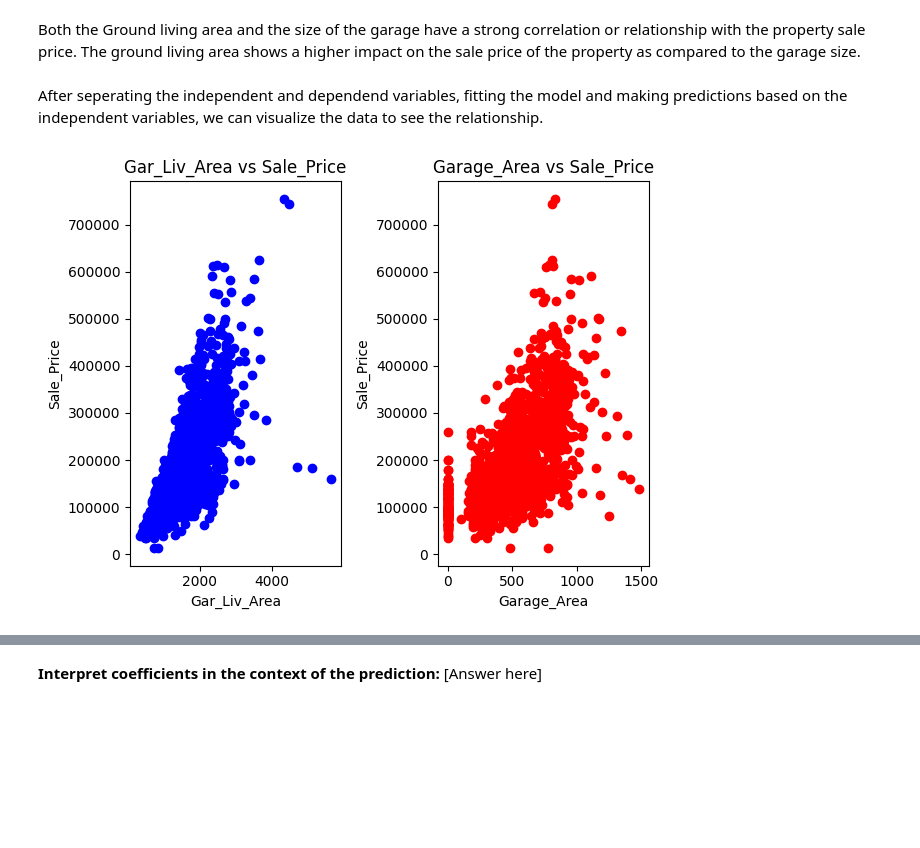
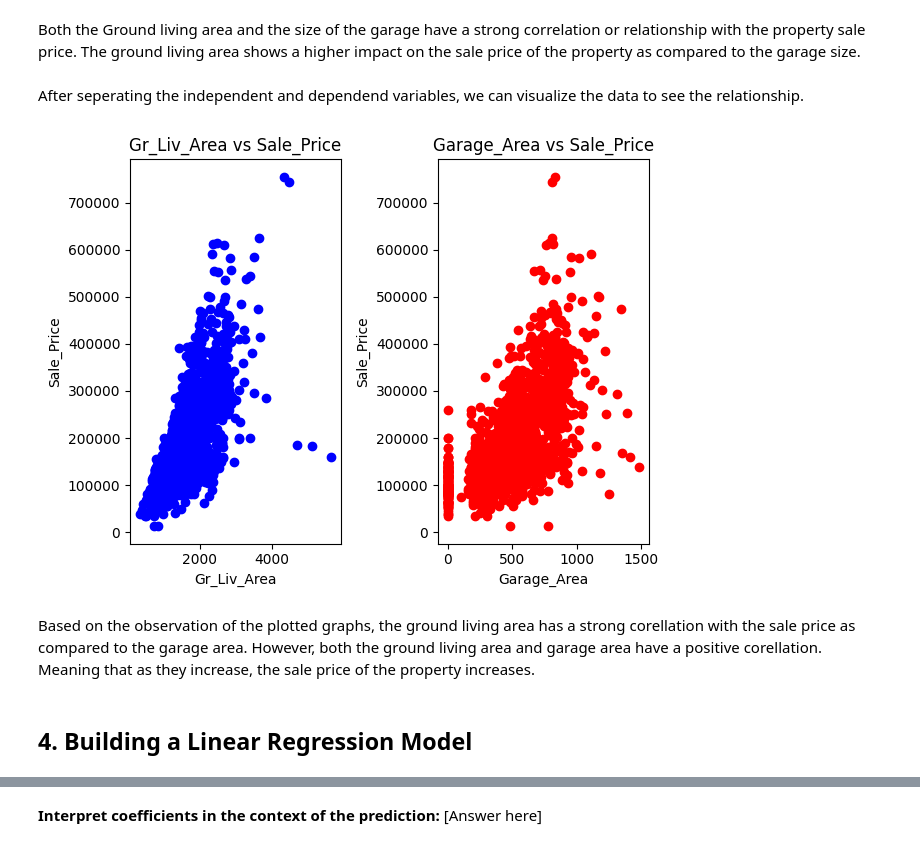
Before and after one commit to lindoh/14-017-Capstone-Project---Linear-Regression-in-Action, a Jupyter notebook: Linear_Regression_Ames.ipynb, the cells around one changed output, grey strips where cells are left out. Drawn from its saved outputs; the diff is of its cells as text; code cells hidden in the pictures; blank space fills up the shorter version.

```diff
--- a/Linear_Regression_Ames.ipynb
+++ b/Linear_Regression_Ames.ipynb
@@ -78,27 +81,31 @@ Y = reduced_df.iloc[:, 2].values       # dependent variable sale price
 X = X.reshape(-1, X.shape[1])
 Y = Y.reshape(-1, 1)
 # %% [markdown]
-After seperating the independent and dependend variables, fitting the model and making predictions based on the independent variables, we can visualize the data to see the relationship.
+After seperating the independent and dependend variables, we can visualize the data to see the relationship.
 # %%
 # Plot the first independent variable against Y
 plt.figure()
 plt.subplot(1,2,1)
 plt.scatter(X[:, 0], Y, color='blue')
-plt.xlabel('Gar_Liv_Area')
+plt.xlabel('Gr_Liv_Area')
 plt.ylabel('Sale_Price')
-plt.title('Gar_Liv_Area vs Sale_Price')
+plt.title('Gr_Liv_Area vs Sale_Price')
 
 # Plot the second independent variable against Y
 plt.subplot(1,2,2)
 plt.scatter(X[:, 1], Y, color='Red')
 plt.xlabel('Garage_Area')
 plt.ylabel('Sale_Price')
 plt.title('Garage_Area vs Sale_Price')
 
 plt.tight_layout()
 plt.show()
 plt.close()
 # %% [output]
-[figure, old version]
+[figure, new version]
+# %% [markdown]
+Based on the observation of the plotted graphs, the ground living area has a strong corellation with the sale price as compared to the garage area. However, both the ground living area and garage area have a positive corellation. Meaning that as they increase, the sale price of the property increases.
+# %% [markdown]
+## 4. Building a Linear Regression Model
 # %%
 # Create a training and test set with a 75:25 split ratio
```
Also changed, not shown: parts of 9 cells of this notebook.
